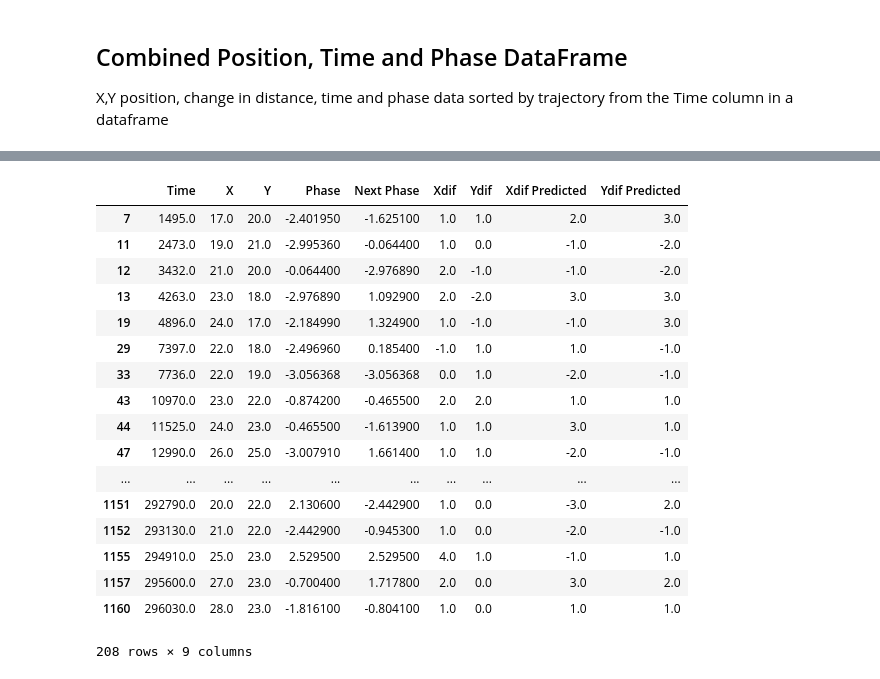
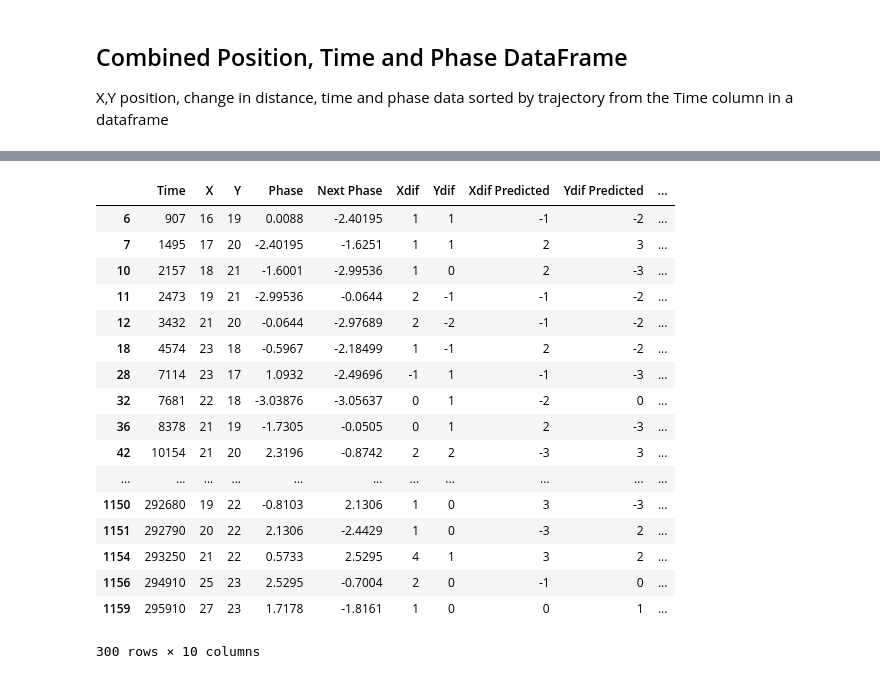
Before and after one commit to DanielHHowell/Grid-Cell, a Jupyter notebook: Grid Cell Phase Main.ipynb, the cells around one changed output, grey strips where cells are left out. Saved outputs shown, nothing was run; the diff lists cells and outputs as text; code cells hidden in the pictures.

```diff
--- a/Grid Cell Phase Main.ipynb
+++ b/Grid Cell Phase Main.ipynb
@@ -31,10 +32,9 @@ np.set_printoptions(suppress=True)
 
 XYspktT contains the X,Y coordinates of spikes. Spikes from all 30 neurons are combined in a single spike train. The X and Y columns represent the avatar's X-Y coordinate in [m] relative to the environment at the moment of the spike.
 # %%
-XYspkT = np.loadtxt('XYspkT.csv',delimiter=',')
-scaled_XY = np.round((XYspkT+40)/2)
-print(scaled_XY[:,1].max())
-
+XYspkT = np.loadtxt('XYspkT.csv',delimiter=',')+40
+scaled_XY = np.round(XYspkT/2).astype(int)
+print(scaled_XY)
 #2x2 meter bin
 
 plt.plot(XYspkT[:,0],XYspkT[:,1],'.')
@@ -180,3 +182,8 @@ phase_df
+# %%
+padded_phase_map = np.pad(MeanPhaseMap,pad_width=4,mode='constant',constant_values=np.nan)
+padded_phase_df = pd.DataFrame(data=padded_phase_map, columns=np.arange(51))
+
+#edge case of 40 - scaling issue?
 # %% [markdown]
 ### Adjacent Matrix Function
 
@@ -265,8 +251,9 @@ unsorted = np.column_stack((spkT,scaled_XY,scaled_phase))
 combined = unsorted[unsorted[:,0].argsort()]
 
 next_phase = np.insert(combined[1:,3],-1, 0)
-xdif = np.insert(combined[1:,1]-combined[:-1,1],0,0).astype(int)
-ydif = np.insert(combined[1:,2]-combined[:-1,2],0,0).astype(int)
+
+xdif = np.append(combined[1:,1],0)-np.append(combined[:-1,1],0)
+ydif = np.append(combined[1:,2],0)-np.append(combined[:-1,2],0)
 
 almost_all = np.column_stack((combined,next_phase,xdif,ydif))
 almost_all
@@ -286,11 +273,10 @@ array([[    16.    ,     16.    ,     19.    , ...,      1.9293,
              0.    ,      0.    ]])
 # %%
 predicted_movement = np.asarray([nearest_phase(adjacent_matrix([i[1],i[2]]),i[4]) for i in almost_all])
-#actual_phase = np.asarray([phase_from_movement(adjacent_matrix(i[1:3]),int(i[4]),int(i[5])) for i in almost_all])
+actual_phase = np.asarray([phase_from_movement(adjacent_matrix(i[1:3]),int(i[5]),int(i[6])) for i in almost_all])
 
-#all=np.column_stack((almost_all,predicted_movement, actual_phase))
-#df = pd.DataFrame(data=all, columns=['Time','X','Y','Phase','Xdif','Ydif','Xdif Predicted', 'Ydif Predicted','Actual Phase'])
-all=np.column_stack((almost_all,predicted_movement))
-test = pd.DataFrame(data=all, columns=['Time','X','Y','Phase','Next Phase','Xdif','Ydif','Xdif Predicted', 'Ydif Predicted'])
-test
+all=np.column_stack((almost_all,predicted_movement, actual_phase))
+df = pd.DataFrame(data=all, columns=['Time','X','Y','Phase','Next Phase','Xdif','Ydif','Xdif Predicted', 'Ydif Predicted','Actual Phase'])
+
+df.head()
 # %% [output]
@@ -315,24 +289,23 @@ test
 # %%
-df = test.where((test['Xdif Predicted'] != 0) & (test['Ydif Predicted'] != 0)).dropna()
 df_move = df.where((df['Xdif'] > 0) | (df['Ydif'] > 0)).dropna(subset=['Xdif'])
 df_move
 # %% [output]
-|  | Time | X | Y | Phase | Next Phase | Xdif | Ydif | Xdif Predicted | Ydif Predicted |
-| 7 | 1495.0 | 17.0 | 20.0 | -2.401950 | -1.625100 | 1.0 | 1.0 | 2.0 | 3.0 |
-| 11 | 2473.0 | 19.0 | 21.0 | -2.995360 | -0.064400 | 1.0 | 0.0 | -1.0 | -2.0 |
-| 12 | 3432.0 | 21.0 | 20.0 | -0.064400 | -2.976890 | 2.0 | -1.0 | -1.0 | -2.0 |
-| 13 | 4263.0 | 23.0 | 18.0 | -2.976890 | 1.092900 | 2.0 | -2.0 | 3.0 | 3.0 |
-| 19 | 4896.0 | 24.0 | 17.0 | -2.184990 | 1.324900 | 1.0 | -1.0 | -1.0 | 3.0 |
-| 29 | 7397.0 | 22.0 | 18.0 | -2.496960 | 0.185400 | -1.0 | 1.0 | 1.0 | -1.0 |
-| 33 | 7736.0 | 22.0 | 19.0 | -3.056368 | -3.056368 | 0.0 | 1.0 | -2.0 | -1.0 |
-| 43 | 10970.0 | 23.0 | 22.0 | -0.874200 | -0.465500 | 2.0 | 2.0 | 1.0 | 1.0 |
-| 44 | 11525.0 | 24.0 | 23.0 | -0.465500 | -1.613900 | 1.0 | 1.0 | 3.0 | 1.0 |
-| 47 | 12990.0 | 26.0 | 25.0 | -3.007910 | 1.661400 | 1.0 | 1.0 | -2.0 | -1.0 |
-| ... | ... | ... | ... | ... | ... | ... | ... | ... | ... |
-| 1151 | 292790.0 | 20.0 | 22.0 | 2.130600 | -2.442900 | 1.0 | 0.0 | -3.0 | 2.0 |
-| 1152 | 293130.0 | 21.0 | 22.0 | -2.442900 | -0.945300 | 1.0 | 0.0 | -2.0 | -1.0 |
-| 1155 | 294910.0 | 25.0 | 23.0 | 2.529500 | 2.529500 | 4.0 | 1.0 | -1.0 | 1.0 |
-| 1157 | 295600.0 | 27.0 | 23.0 | -0.700400 | 1.717800 | 2.0 | 0.0 | 3.0 | 2.0 |
-| 1160 | 296030.0 | 28.0 | 23.0 | -1.816100 | -0.804100 | 1.0 | 0.0 | 1.0 | 1.0 |
+|  | Time | X | Y | Phase | Next Phase | Xdif | Ydif | Xdif Predicted | Ydif Predicted | ... |
+| 6 | 907 | 16 | 19 | 0.0088 | -2.40195 | 1 | 1 | -1 | -2 | ... |
+| 7 | 1495 | 17 | 20 | -2.40195 | -1.6251 | 1 | 1 | 2 | 3 | ... |
+| 10 | 2157 | 18 | 21 | -1.6001 | -2.99536 | 1 | 0 | 2 | -3 | ... |
+| 11 | 2473 | 19 | 21 | -2.99536 | -0.0644 | 2 | -1 | -1 | -2 | ... |
+| 12 | 3432 | 21 | 20 | -0.0644 | -2.97689 | 2 | -2 | -1 | -2 | ... |
+| 18 | 4574 | 23 | 18 | -0.5967 | -2.18499 | 1 | -1 | 2 | -2 | ... |
+| 28 | 7114 | 23 | 17 | 1.0932 | -2.49696 | -1 | 1 | -1 | -3 | ... |
+| 32 | 7681 | 22 | 18 | -3.03876 | -3.05637 | 0 | 1 | -2 | 0 | ... |
+| 36 | 8378 | 21 | 19 | -1.7305 | -0.0505 | 0 | 1 | 2 | -3 | ... |
+| 42 | 10154 | 21 | 20 | 2.3196 | -0.8742 | 2 | 2 | -3 | 3 | ... |
+| ... | ... | ... | ... | ... | ... | ... | ... | ... | ... | ... |
+| 1150 | 292680 | 19 | 22 | -0.8103 | 2.1306 | 1 | 0 | 3 | -3 | ... |
+| 1151 | 292790 | 20 | 22 | 2.1306 | -2.4429 | 1 | 0 | -3 | 2 | ... |
+| 1154 | 293250 | 21 | 22 | 0.5733 | 2.5295 | 4 | 1 | 3 | 2 | ... |
+| 1156 | 294910 | 25 | 23 | 2.5295 | -0.7004 | 2 | 0 | -1 | 0 | ... |
+| 1159 | 295910 | 27 | 23 | 1.7178 | -1.8161 | 1 | 0 | 0 | 1 | ... |
-208 rows × 9 columns
+300 rows × 10 columns
 # %%
```
Also changed, not shown: parts of 23 cells of this notebook.
